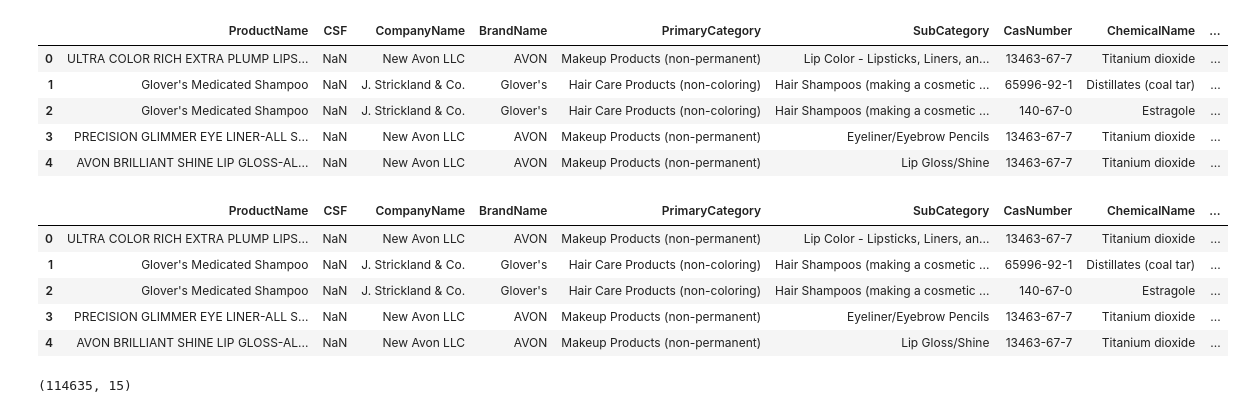
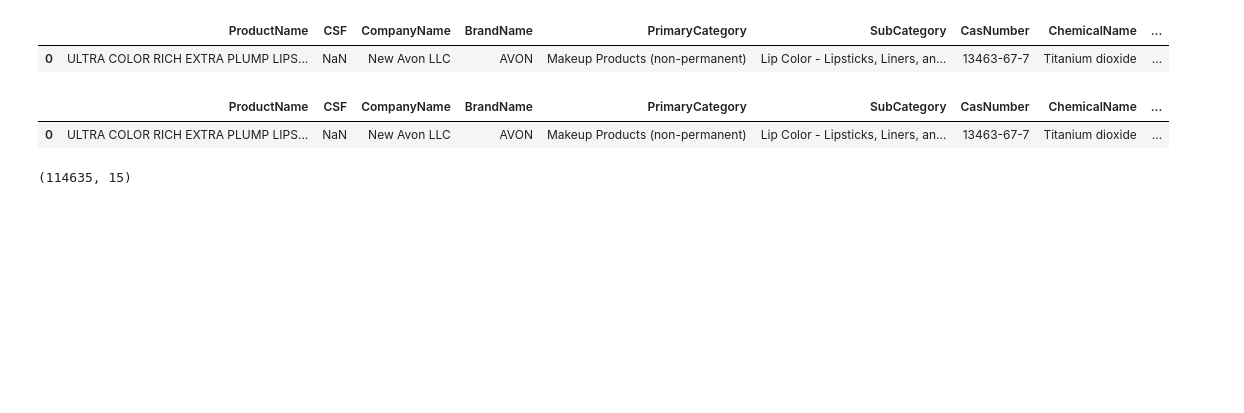
Before and after one commit to Nova8F/Project_1.0, a Jupyter notebook: DM_Project1_Group1_EDA.ipynb, the cells around one changed output. Drawn from its saved outputs; the diff is of its cells as text; code cells hidden in the pictures; blank space fills up the shorter version.

```diff
--- a/DM_Project1_Group1_EDA.ipynb
+++ b/DM_Project1_Group1_EDA.ipynb
@@ -22,15 +18,11 @@ cosmetics_df.head()
 # %%
 # Remove unnecessary columns
 columns_to_drop = ["CDPHId", "CSFId", "CompanyId", "PrimaryCategoryId", "SubCategoryId", "CasId", "ChemicalId"]
 cosmetics_cleaned_df = cosmetics_df.drop(columns=columns_to_drop)
-cosmetics_cleaned_df.head()
+cosmetics_cleaned_df.head(1)
 # %% [output]
 |  | ProductName | CSF | CompanyName | BrandName | PrimaryCategory | SubCategory | CasNumber | ChemicalName | ... |
 | 0 | ULTRA COLOR RICH EXTRA PLUMP LIPS... | NaN | New Avon LLC | AVON | Makeup Products (non-permanent) | Lip Color - Lipsticks, Liners, an... | 13463-67-7 | Titanium dioxide | ... |
-| 1 | Glover's Medicated Shampoo | NaN | J. Strickland & Co. | Glover's | Hair Care Products (non-coloring) | Hair Shampoos (making a cosmetic ... | 65996-92-1 | Distillates (coal tar) | ... |
-| 2 | Glover's Medicated Shampoo | NaN | J. Strickland & Co. | Glover's | Hair Care Products (non-coloring) | Hair Shampoos (making a cosmetic ... | 140-67-0 | Estragole | ... |
-| 3 | PRECISION GLIMMER EYE LINER-ALL S... | NaN | New Avon LLC | AVON | Makeup Products (non-permanent) | Eyeliner/Eyebrow Pencils | 13463-67-7 | Titanium dioxide | ... |
-| 4 | AVON BRILLIANT SHINE LIP GLOSS-AL... | NaN | New Avon LLC | AVON | Makeup Products (non-permanent) | Lip Gloss/Shine | 13463-67-7 | Titanium dioxide | ... |
 # %%
 # Change dates to datetime objects
 cosmetics_cleaned_df["InitialDateReported"] = pd.to_datetime(cosmetics_cleaned_df["InitialDateReported"])
@@ -39,12 +31,8 @@ cosmetics_cleaned_df["DiscontinuedDate"] = pd.to_datetime(cosmetics_cleaned_df["
 cosmetics_cleaned_df["ChemicalCreatedAt"] = pd.to_datetime(cosmetics_cleaned_df["ChemicalCreatedAt"])
 cosmetics_cleaned_df["ChemicalUpdatedAt"] = pd.to_datetime(cosmetics_cleaned_df["ChemicalUpdatedAt"])
 cosmetics_cleaned_df["ChemicalDateRemoved"] = pd.to_datetime(cosmetics_cleaned_df["ChemicalDateRemoved"])
-cosmetics_cleaned_df.head()
+cosmetics_cleaned_df.head(1)
 # %% [output]
 |  | ProductName | CSF | CompanyName | BrandName | PrimaryCategory | SubCategory | CasNumber | ChemicalName | ... |
 | 0 | ULTRA COLOR RICH EXTRA PLUMP LIPS... | NaN | New Avon LLC | AVON | Makeup Products (non-permanent) | Lip Color - Lipsticks, Liners, an... | 13463-67-7 | Titanium dioxide | ... |
-| 1 | Glover's Medicated Shampoo | NaN | J. Strickland & Co. | Glover's | Hair Care Products (non-coloring) | Hair Shampoos (making a cosmetic ... | 65996-92-1 | Distillates (coal tar) | ... |
-| 2 | Glover's Medicated Shampoo | NaN | J. Strickland & Co. | Glover's | Hair Care Products (non-coloring) | Hair Shampoos (making a cosmetic ... | 140-67-0 | Estragole | ... |
-| 3 | PRECISION GLIMMER EYE LINER-ALL S... | NaN | New Avon LLC | AVON | Makeup Products (non-permanent) | Eyeliner/Eyebrow Pencils | 13463-67-7 | Titanium dioxide | ... |
-| 4 | AVON BRILLIANT SHINE LIP GLOSS-AL... | NaN | New Avon LLC | AVON | Makeup Products (non-permanent) | Lip Gloss/Shine | 13463-67-7 | Titanium dioxide | ... |
 # %%
```
Also changed, not shown: parts of 30 cells of this notebook.
